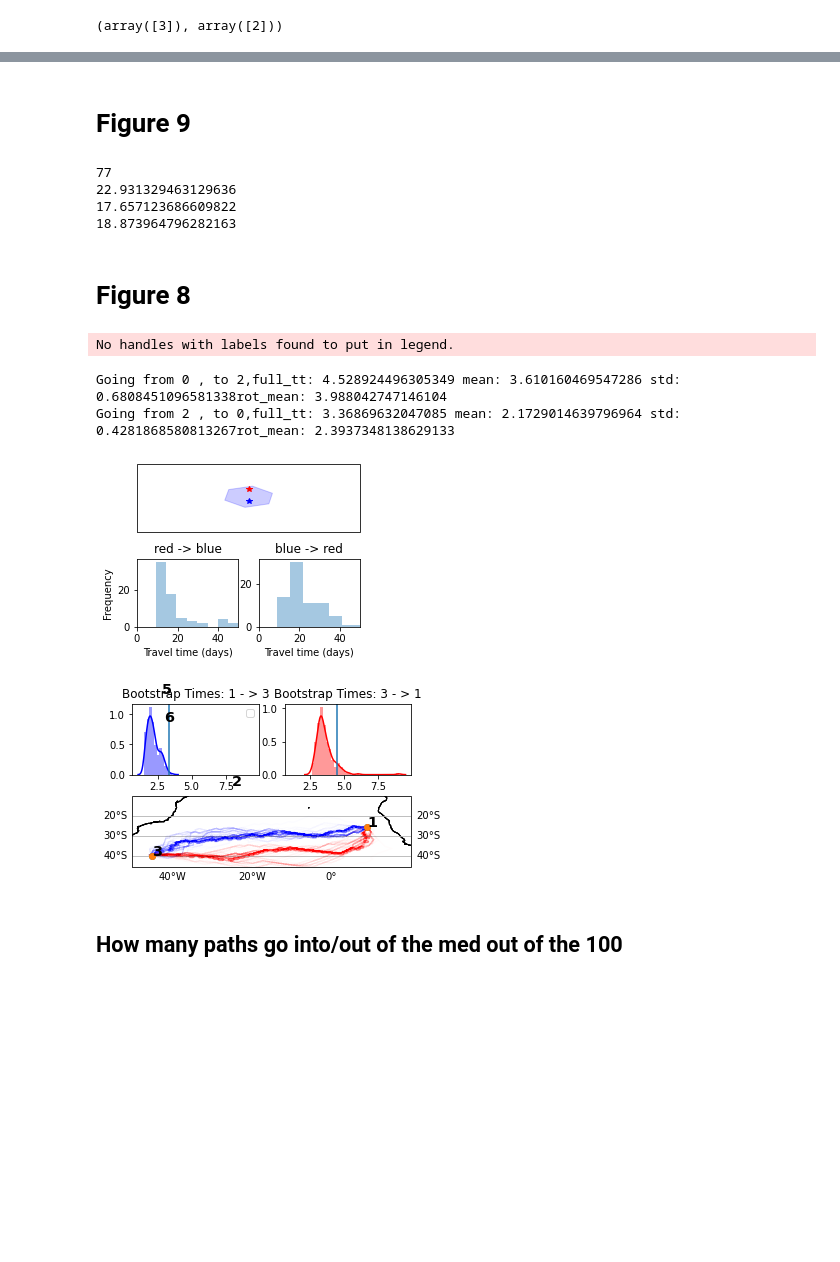
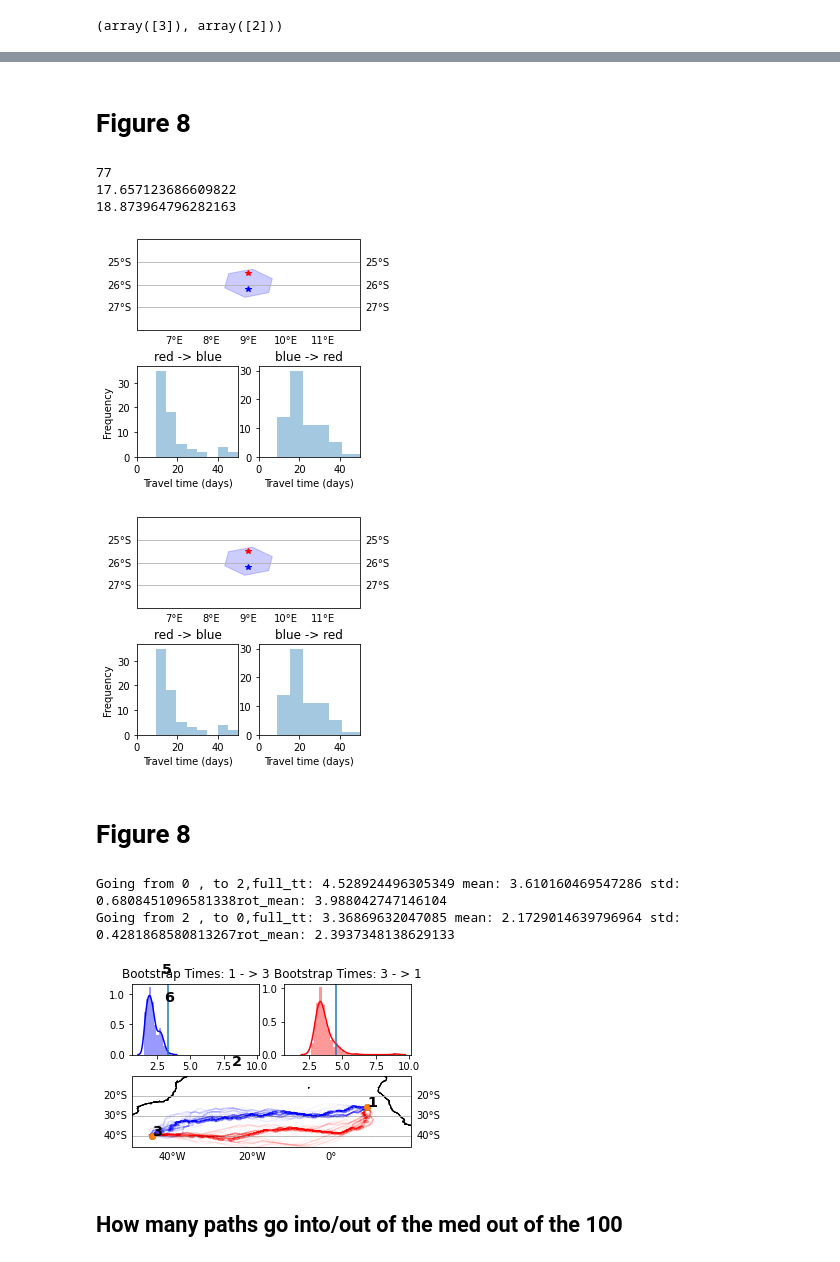
Before and after one commit to MikeOMa/MLTravelTimesFigures, a Jupyter notebook: FiguresForPaper.ipynb, the cells around one changed output, grey strips where cells are left out. Saved outputs shown, nothing was run; the diff lists cells and outputs as text; code cells hidden in the pictures; blank space fills up the shorter version.

```diff
--- a/FiguresForPaper.ipynb
+++ b/FiguresForPaper.ipynb
@@ -215,14 +208,20 @@ fig.savefig(f'Images/pathways_{postfix}.pdf', bbox_inches='tight')
 # %%
-fig, ax = plt.subplots(1,1, subplot_kw = {'projection':ccrs.PlateCarree()},figsize =(4,2.3))
+fig, ax = plt.subplots(1,1, subplot_kw = {'projection':ccrs.PlateCarree()},figsize =(4,2.5))
 rc('text', usetex=True)
 loc1 = stations.iloc[0].loc[['Longitude', 'Latitude']].to_list()
+
+# Get the shortest paths
 path1 = DriftMLP.shortest_path.SingleSP(network, loc1 ,[-100,-5])
 path2 = DriftMLP.shortest_path.SingleSP(network, loc1 ,[-100,-6])
+
+# plot the pathways and the print the times
 path1.plot_cartopy(ax= ax, gpd_df = network['gpd'], rev=False, color='green',alpha=0.3)
 path2.plot_cartopy(ax= ax, gpd_df = network['gpd'], rev=False, alpha=0.3)
 print(path1.sp.travel_time/365)
 print(path2.sp.travel_time/365)
-ax.set_title('Path from location 1\n to ($-100^{\circ},-6^{\circ})$ blue, ($-100^{\circ},-5^{\circ}$ green)')
+
+##Figure layout
+ax.set_title('Path from location 1 to \n ($-100^{\circ},-6^{\circ})$ blue, \n($-100^{\circ},-5^{\circ}$) green.')
 ax.axis('auto')
 fig.tight_layout()
 fig.savefig(f'Images/example_path_{postfix}.pdf')
@@ -328,6 +335,6 @@ gc.collect()
 [figure]
 # %% [markdown]
-# Figure 9
+# Figure 8
 # %%
 i=0
 new_pos = [stations.iloc[i,0], stations.iloc[i,1]-0.7]
@@ -339,7 +346,7 @@ sps = [get_tt(net) for net in nets]
 no_rot = get_tt(network)
 non_zeros = [sp.sp.travel_time for sp in sps if sp.sp.travel_time!=0]
 non_zeros_ret = [sp.sp_rev.travel_time for sp in sps if sp.sp_rev.travel_time !=0]
-fig = plt.figure(figsize=(4,3))
+fig = plt.figure(figsize=(4,4))
 gs = fig.add_gridspec(2, 2)
 ax = plt.subplot(gs[0,:], projection=ccrs.PlateCarree())
 no_rot.plot_cartopy(ax=ax, color='blue', alpha=0.2,rev=False)
@@ -355,23 +362,37 @@ ax_bar.set(xlabel='Travel time (days)', ylabel='Frequency', title='red -> blue')
 
 sns.distplot(non_zeros, ax =ax_bar, kde = False)
 sns.distplot(non_zeros_ret, ax =ax_ret, kde=False)
+
+##Axis styling
 ax_bar.set_xlim([0,50])
 ax_ret.set(xlabel='Travel time (days)', ylabel='', title='blue -> red')
 plt.subplots_adjust(hspace=0.4)
 ax.axis('auto')
 ax.set_extent([6,12,-28,-24])
 #fig.tight_layout()
+gl = ax.gridlines(draw_labels=True)
+gl.top_labels= False
+gl.left_labels = True
+gl.xlabels_right = False
+gl.xlines = False
+gl.xlocator = mticker.FixedLocator(range(-60,60,1))
+gl.ylocator = mticker.FixedLocator(range(-30,0,1))
+gl.xformatter = LONGITUDE_FORMATTER
+gl.yformatter = LATITUDE_FORMATTER
 fig.savefig('Images/samegrid.pdf',bbox_inches='tight')
 fig.savefig('Images/samegrid.png',bbox_inches='tight')
+
+## These figures are quoted in the paper
 print(len(non_zeros))
-print(np.mean(non_zeros))
 print(np.mean([sp.sp.travel_time for sp in sps]))
 print(np.mean([sp.sp_rev.travel_time for sp in sps]))
+fig
 # %% [output]
 77
-22.931329463129636
 17.657123686609822
 18.873964796282163
+[figure, added]
+[figure, added]
 # %% [markdown]
 # Figure 8
 # %%
@@ -393,31 +414,32 @@ bootstrap_back = [nested_list[to_st][from_st] for nested_list in bootstrap_paths
 
 fig = plt.figure(figsize=(5,3))
 gs = fig.add_gridspec(2, 2)
+## Make the three axis
+## For: histogram there, histogram back and a map to show the pathways.
 ax_bar = fig.add_subplot(gs[0,1])
 ax_bar_ret = fig.add_subplot(gs[0,0], sharex = ax_bar)
 ax_map = fig.add_subplot(gs[1,:], projection = ccrs.PlateCarree())
 
-
+##Distirubtion of travel times
 sns.distplot(bootstrap_traveltimes[:,from_st,to_st]/365, ax=ax_bar,color='red')
 sns.distplot(bootstrap_traveltimes[:,to_st,from_st]/365, ax=ax_bar_ret, color='blue')
+
+## Add a line at the original full travel time.
 loc_from = stations[['Longitude', 'Latitude']].iloc[from_st].to_list()
 loc_to =stations[['Longitude', 'Latitude']].iloc[to_st].to_list()
 sp = DriftMLP.shortest_path.SingleSP(network, loc_from,loc_to)
-ax_bar.set_title('Bootstrap Times: 3 - > 1')
-ax_bar_ret.set_title('Bootstrap Times: 1 - > 3')
+ax_bar_ret.axvline(sp.sp_rev.travel_time/365)
 ax_bar.axvline(sp.sp.travel_time/365)
-#ax_bar.axvline(mean_tts[from_st, to_st]/365, color='red')
-#ax_bar.axvline(bootstrap_tt_mean[from_st,to_st]/365)
+
+
 ax_bar.set_xlabel('Years')
 ax_bar_ret.set_xlabel('Years')
 
 
-ax_bar_ret.axvline(sp.sp_rev.travel_time/365)
-#ax_bar_ret.axvline(mean_tts[to_st, from_st]/365, color='red')
-ax_bar_ret.legend()
-#ax_bar_ret.axvline(bootstrap_tt_mean[to_st,from_st]/365, label='Bootstrap')
-#h3_vis.plot_hex(network['gpd'], path,alpha=0.2,  ax=ax_map,facecolor="None" ,edgecolor='red')
-#h3_vis.plot_hex(h3_gpd, path_ret,alpha=0.2,  ax=ax_map, facecolor="None" ,edgecolor='blue')
+
+
+ax_bar.set_title('Bootstrap Times: 3 - > 1')
+ax_bar_ret.set_title('Bootstrap Times: 1 - > 3')
 
 plot_there_back(od_example,stations,network, ax= ax_map)
 
@@ -432,38 +454,36 @@ for i in range(n_boot):
                           ax_map,
                           alpha=0.01, fl=False ,color='red')
 ax_map.coastlines()
 ax_map.axis('auto')
 DriftMLP.plotting.general.plot_stations(stations, ax=ax_map)
 ax_map.set_extent([-50,20,-40,-10])
 plt.subplots_adjust(hspace=0.3)
 gl = ax_map.gridlines(draw_labels=True)
 gl.top_labels= False
 gl.left_labels = True
 gl.xlabels_right = False
 gl.xlines = False
 gl.xlocator = mticker.FixedLocator(range(-60,60,20))
 gl.ylocator = mticker.FixedLocator(range(-80,0,10))
 gl.xformatter = LONGITUDE_FORMATTER
 gl.yformatter = LATITUDE_FORMATTER
 
 fig.savefig('Images/Bootstrap_Ex.pdf', bbox_inches='tight')
 fig.savefig('Images/Bootstrap_Ex.png', bbox_inches='tight')
 print(f"Going from {from_st} , to {to_st},"
       f"full_tt: {sp.sp.travel_time/365}"
       f" mean: {bootstrap_tt_mean[from_st, to_st]/365}"
       f" std: {np.sqrt(bootstrap_tt_var[from_st, to_st]/(365**2))}"
      f"rot_mean: {mean_tts[from_st, to_st]/365}")
 print(f"Going from {to_st} , to {from_st},"
       f"full_tt: {sp.sp_rev.travel_time/365}"
       f" mean: {bootstrap_tt_mean[to_st, from_st]/365}"
       f" std: {np.sqrt(bootstrap_tt_var[to_st, from_st]/(365**2))}"
       f"rot_mean: {mean_tts[to_st, from_st]/365}")
 # %% [output]
-No handles with labels found to put in legend.
+Going from 0 , to 2,full_tt: 4.528924496305349 mean: 3.610160469547286 std: 0.6808451096581338rot_mean: 3.988042747146104
+Going from 2 , to 0,full_tt: 3.36869632047085 mean: 2.1729014639796964 std: 0.4281868580813267rot_mean: 2.3937348138629133
-Going from 0 , to 2,full_tt: 4.528924496305349 mean: 3.610160469547286 std: 0.6808451096581338rot_mean: 3.988042747146104
-Going from 2 , to 0,full_tt: 3.36869632047085 mean: 2.1729014639796964 std: 0.4281868580813267rot_mean: 2.3937348138629133
-[figure, old version]
+[figure, new version]
-[figure, removed]
 # %% [markdown]
 ## How many paths go into/out of the med out of the 100
 # %%
```
Also changed, not shown: parts of 12 cells of this notebook, 1 other file.
